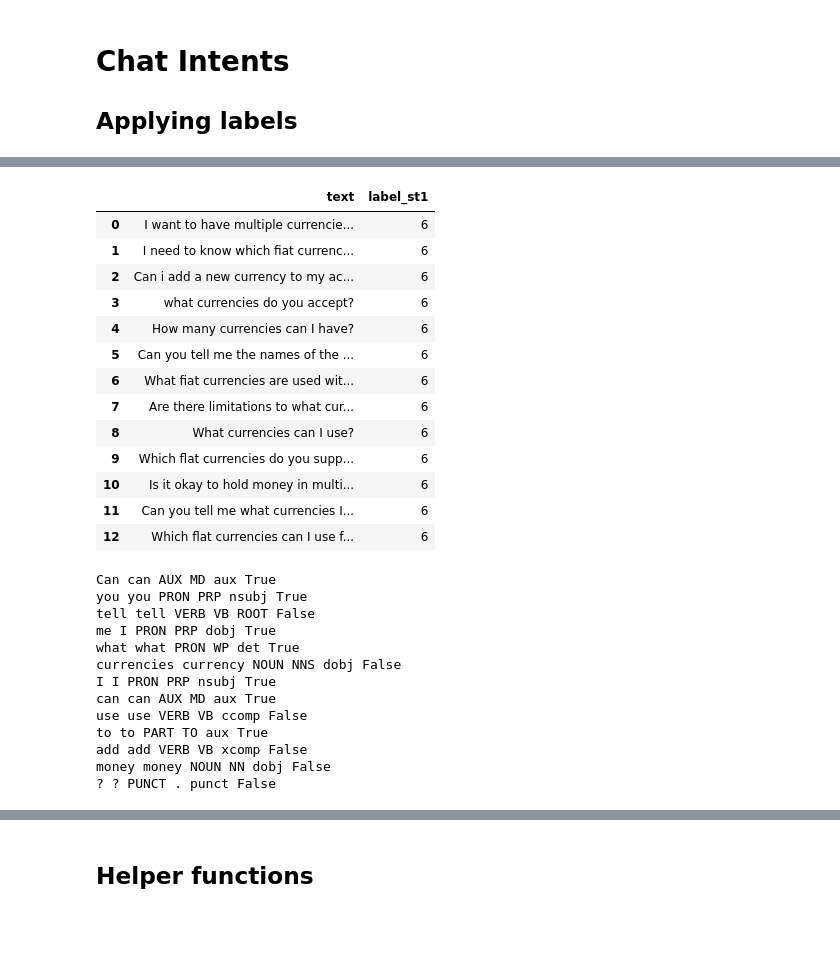
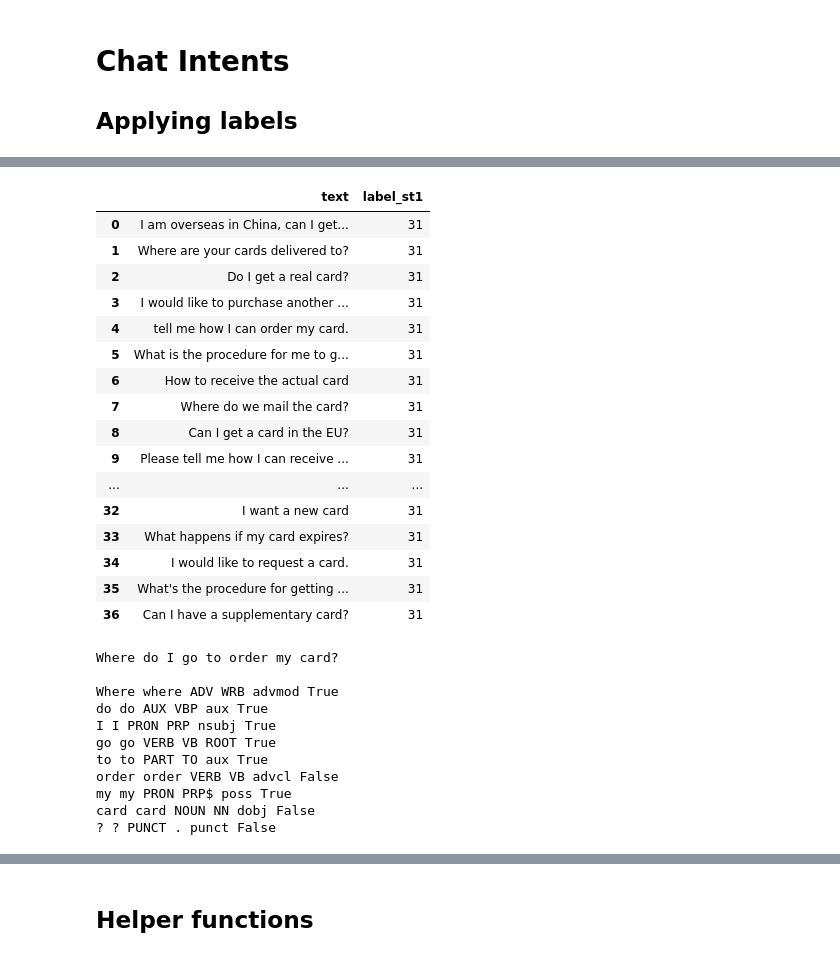
Before and after one commit to dborrelli/chat-intents, a Jupyter notebook: notebooks/05-label-intents.ipynb, the cells around one changed output, grey strips where cells are left out. Cells and saved outputs as stored; diff of their text form; code cells hidden in the pictures; blank space fills up the shorter version.

```diff
--- a/notebooks/05-label-intents.ipynb
+++ b/notebooks/05-label-intents.ipynb
@@ -34,38 +39,40 @@ data_clustered.sample(10)
 # %%
-#example_category = data_sample[data_sample['category']=='cash_withdrawal_charge'].reset_index(drop=True)
-example_category = data_clustered[data_clustered['label_st1']==6].reset_index(drop=True)
+example_category = data_clustered[data_clustered['label_st1']==31].reset_index(drop=True)
 example_category
 # %% [output]
 |  | text | label_st1 |
-| 0 | I want to have multiple currencie... | 6 |
-| 1 | I need to know which fiat currenc... | 6 |
-| 2 | Can i add a new currency to my ac... | 6 |
-| 3 | what currencies do you accept? | 6 |
-| 4 | How many currencies can I have? | 6 |
-| 5 | Can you tell me the names of the ... | 6 |
-| 6 | What fiat currencies are used wit... | 6 |
-| 7 | Are there limitations to what cur... | 6 |
-| 8 | What currencies can I use? | 6 |
-| 9 | Which flat currencies do you supp... | 6 |
-| 10 | Is it okay to hold money in multi... | 6 |
-| 11 | Can you tell me what currencies I... | 6 |
-| 12 | Which flat currencies can I use f... | 6 |
+| 0 | I am overseas in China, can I get... | 31 |
+| 1 | Where are your cards delivered to? | 31 |
+| 2 | Do I get a real card? | 31 |
+| 3 | I would like to purchase another ... | 31 |
+| 4 | tell me how I can order my card. | 31 |
+| 5 | What is the procedure for me to g... | 31 |
+| 6 | How to receive the actual card | 31 |
+| 7 | Where do we mail the card? | 31 |
+| 8 | Can I get a card in the EU? | 31 |
+| 9 | Please tell me how I can receive ... | 31 |
+| ... | ... | ... |
+| 32 | I want a new card | 31 |
+| 33 | What happens if my card expires? | 31 |
+| 34 | I would like to request a card. | 31 |
+| 35 | What's the procedure for getting ... | 31 |
+| 36 | Can I have a supplementary card? | 31 |
 # %%
-example_doc = nlp(list(example_category['text'])[11])
+example_doc = nlp(list(example_category['text'])[12])
+
+print(f'{example_doc}\n')
 
 for token in example_doc:
     print(token.text, token.lemma_, token.pos_, token.tag_, token.dep_ , token.is_stop)
 # %% [output]
-Can can AUX MD aux True
-you you PRON PRP nsubj True
-tell tell VERB VB ROOT False
-me I PRON PRP dobj True
-what what PRON WP det True
-currencies currency NOUN NNS dobj False
+Where do I go to order my card?
+
+Where where ADV WRB advmod True
+do do AUX VBP aux True
 I I PRON PRP nsubj True
-can can AUX MD aux True
-use use VERB VB ccomp False
+go go VERB VB ROOT True
 to to PART TO aux True
-add add VERB VB xcomp False
-money money NOUN NN dobj False
+order order VERB VB advcl False
+my my PRON PRP$ poss True
+card card NOUN NN dobj False
 ? ? PUNCT . punct False
```
Also changed, not shown: parts of 23 cells of this notebook.
